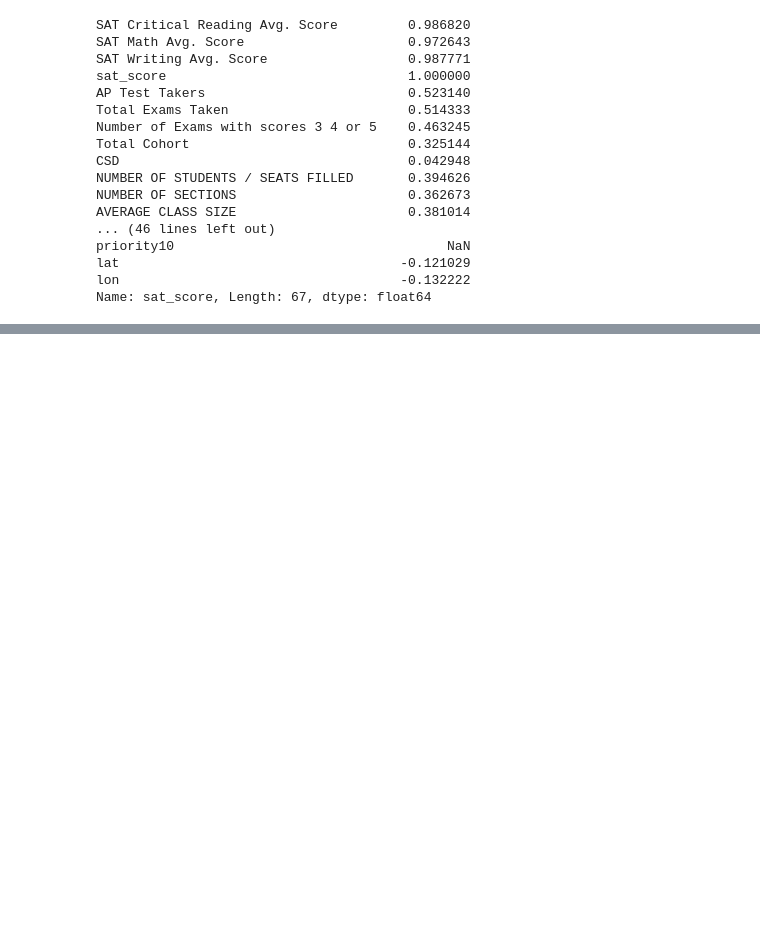
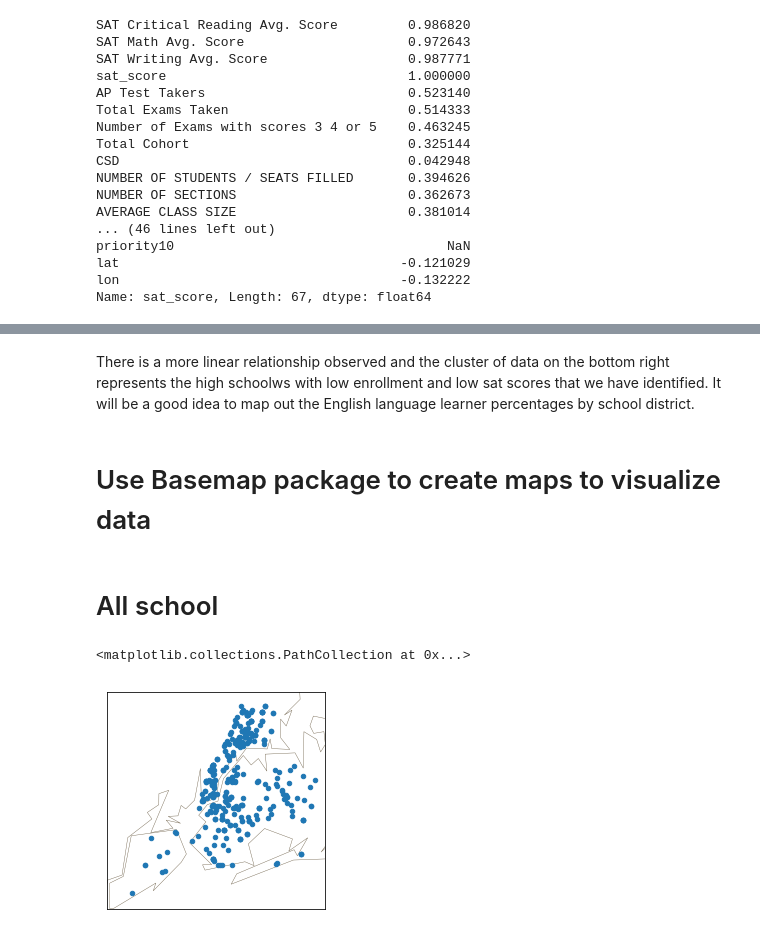
Before and after one commit to kalingwu/Dataquest-Projects, a Jupyter notebook: NYC_high_school_data_DataCleaning/basics.ipynb, the cells around one changed output, grey strips where cells are left out. Saved outputs shown, nothing was run; the diff lists cells and outputs as text; code cells hidden in the pictures; blank space fills up the shorter version.

```diff
--- a/NYC_high_school_data_DataCleaning/basics.ipynb
+++ b/NYC_high_school_data_DataCleaning/basics.ipynb
@@ -359,0 +392,27 @@ combined.plot.scatter()
+# %% [markdown]
+There is a more linear relationship observed and the cluster of data on the bottom right represents the high schoolws with low enrollment and low sat scores that we have identified. It will be a good idea to map out the English language learner percentages by school district.
+# %% [markdown]
+# Use Basemap package to create maps to visualize data
+# %% [markdown]
+# All school
+# %%
+from mpl_toolkits.basemap import Basemap
+m = Basemap(
+    projection='merc',
+    llcrnrlat=40.496044,
+    urcrnrlat=40.915256,
+    llcrnrlon=-74.255735,
+    urcrnrlon=-73.700272,
+    resolution='i'
+)
+#m.drawmapboundary(fill_color='#85A6D9')
+m.drawcoastlines(color='#6D5F47', linewidth=.4)
+m.drawrivers(color='#6D5F47', linewidth=.4)
+
+longitudes = combined["lon"].tolist()
+latitudes = combined["lat"].tolist()
+
+m.scatter(longitudes,latitudes,s=20,zorder=2,latlon=True)
+# %% [output]
+<matplotlib.collections.PathCollection at 0x...>
+[figure, added]
```
Also changed, not shown: parts of 12 cells of this notebook.
